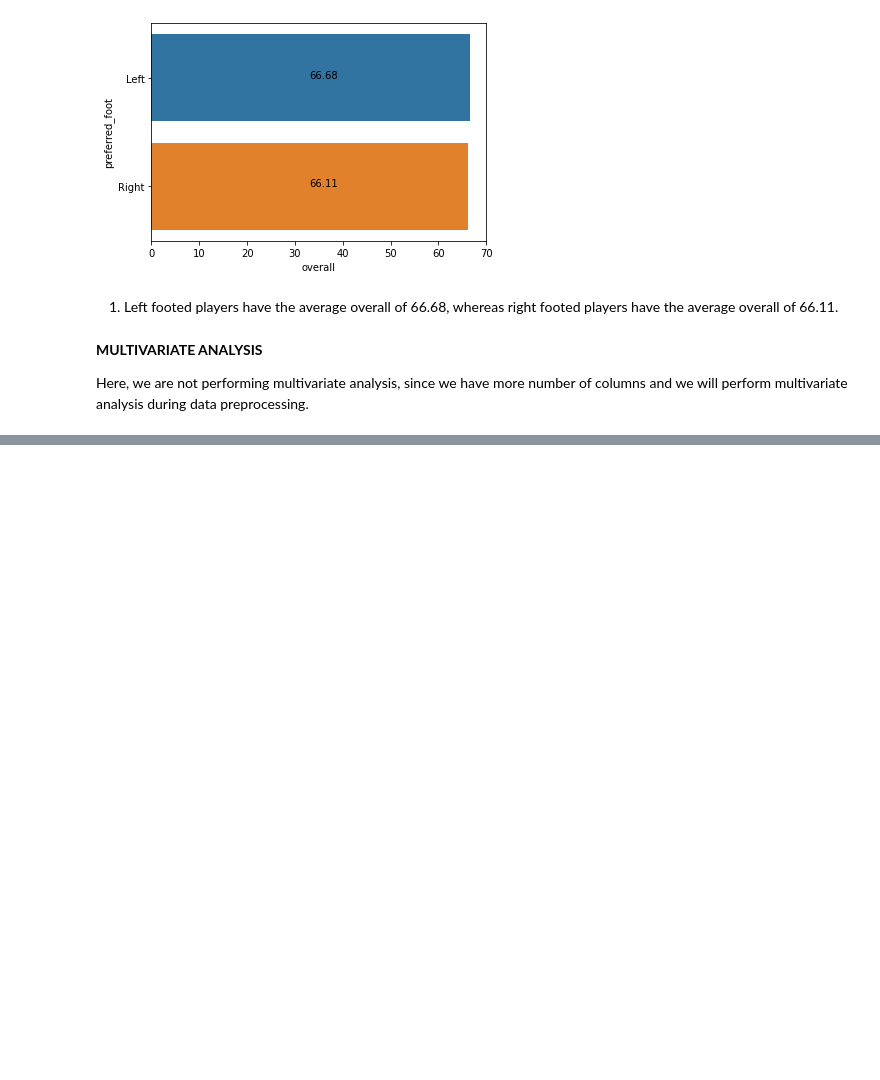
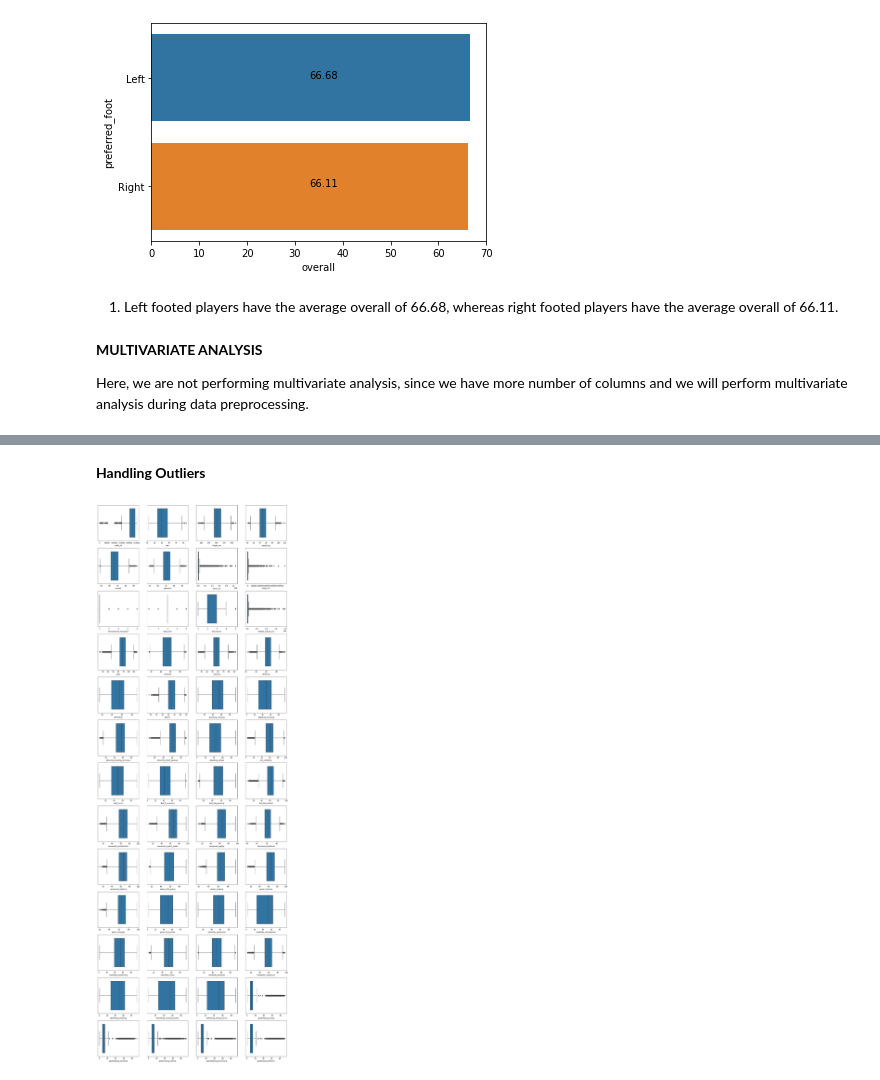
Before and after one commit to Navin7899/FIFA-20, a Jupyter notebook: FIFA_nav.ipynb, the cells around one changed output, grey strips where cells are left out. Cells and saved outputs as stored; diff of their text form; code cells hidden in the pictures; blank space fills up the shorter version.

```diff
--- a/FIFA_nav.ipynb
+++ b/FIFA_nav.ipynb
@@ -712,0 +846,13 @@ Here, we are not performing multivariate analysis, since we have more number of
+# %% [markdown]
+**Handling Outliers**
+# %%
+plt.figure(figsize=(20,60), facecolor='white')
+plotnumber = 1
+for columns in num_col2:
+  if plotnumber<=52:
+    ax = plt.subplot(13,4,plotnumber)
+    sns.boxplot(x=columns,data=num_col2)
+  plotnumber+=1
+plt.show()
+# %% [output]
+[figure, added]
```
Also changed, not shown: parts of 13 cells of this notebook.
